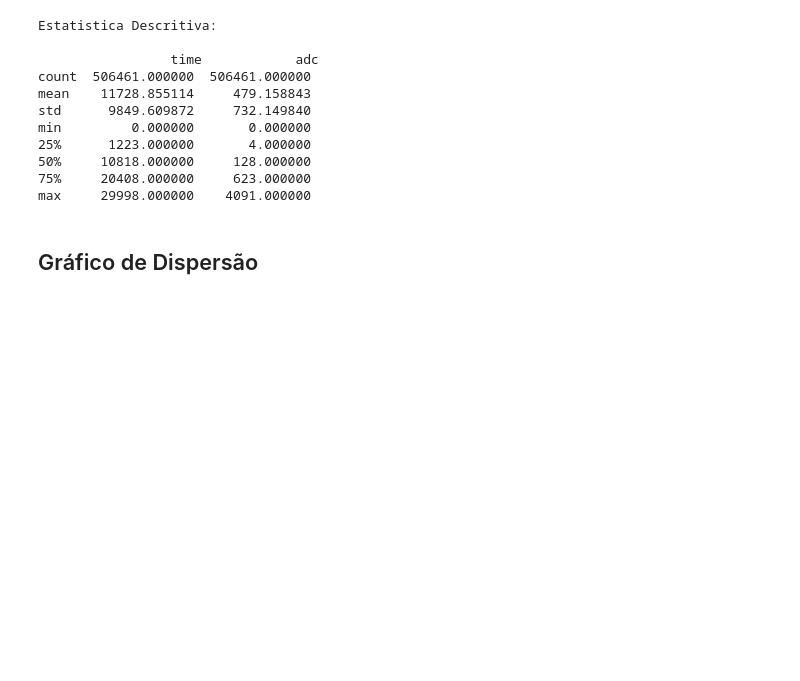
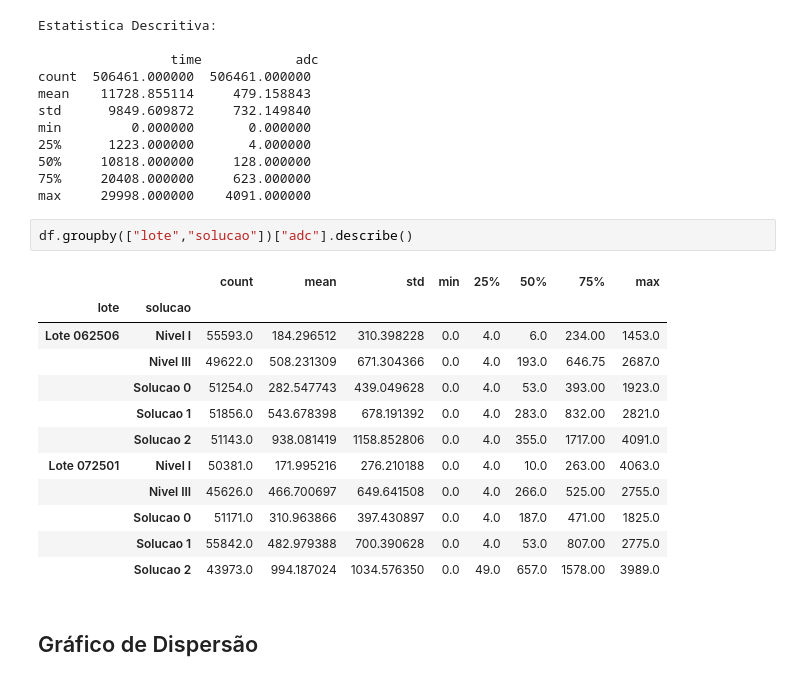
Before and after one commit to silviolima07/pos_desafio_02, a Jupyter notebook: Untitled.ipynb, the cells around one changed output. Cells and saved outputs as stored; diff of their text form; blank space fills up the shorter version.

```diff
--- a/Untitled.ipynb
+++ b/Untitled.ipynb
@@ -107,6 +109,21 @@ min         0.000000       0.000000
 50%     10818.000000     128.000000
 75%     20408.000000     623.000000
 max     29998.000000    4091.000000
+# %%
+df.groupby(["lote","solucao"])["adc"].describe()
+# %% [output]
+|  |  | count | mean | std | min | 25% | 50% | 75% | max |
+| lote | solucao |  |  |  |  |  |  |  |  |
+| Lote 062506 | Nivel I | 55593.0 | 184.296512 | 310.398228 | 0.0 | 4.0 | 6.0 | 234.00 | 1453.0 |
+|  | Nivel III | 49622.0 | 508.231309 | 671.304366 | 0.0 | 4.0 | 193.0 | 646.75 | 2687.0 |
+|  | Solucao 0 | 51254.0 | 282.547743 | 439.049628 | 0.0 | 4.0 | 53.0 | 393.00 | 1923.0 |
+|  | Solucao 1 | 51856.0 | 543.678398 | 678.191392 | 0.0 | 4.0 | 283.0 | 832.00 | 2821.0 |
+|  | Solucao 2 | 51143.0 | 938.081419 | 1158.852806 | 0.0 | 4.0 | 355.0 | 1717.00 | 4091.0 |
+| Lote 072501 | Nivel I | 50381.0 | 171.995216 | 276.210188 | 0.0 | 4.0 | 10.0 | 263.00 | 4063.0 |
+|  | Nivel III | 45626.0 | 466.700697 | 649.641508 | 0.0 | 4.0 | 266.0 | 525.00 | 2755.0 |
+|  | Solucao 0 | 51171.0 | 310.963866 | 397.430897 | 0.0 | 4.0 | 187.0 | 471.00 | 1825.0 |
+|  | Solucao 1 | 55842.0 | 482.979388 | 700.390628 | 0.0 | 4.0 | 53.0 | 807.00 | 2775.0 |
+|  | Solucao 2 | 43973.0 | 994.187024 | 1034.576350 | 0.0 | 49.0 | 657.0 | 1578.00 | 3989.0 |
 # %% [markdown]
 ## Gráfico de Dispersão
 # %%
```
Also changed, not shown: parts of 27 cells of this notebook, 1 other file.
